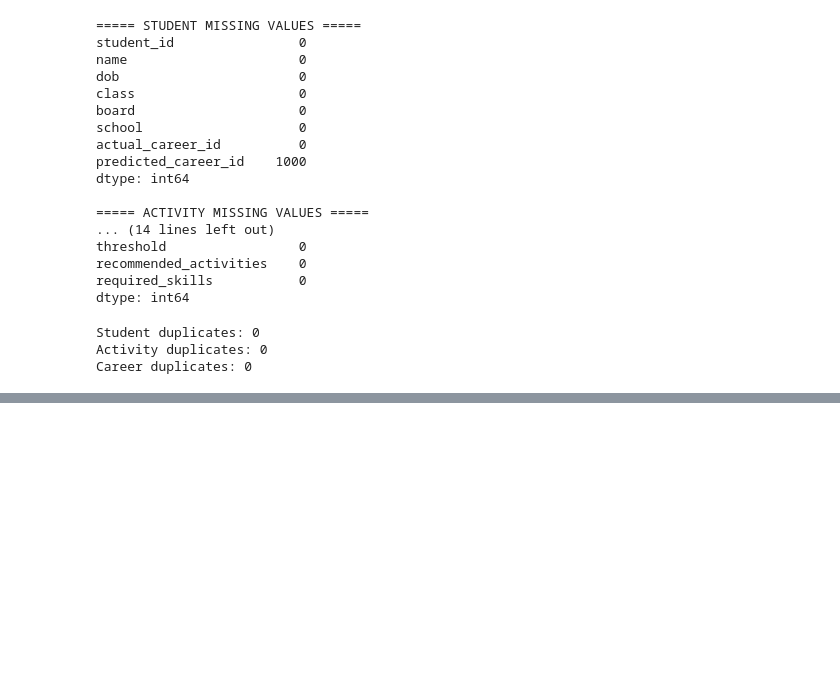
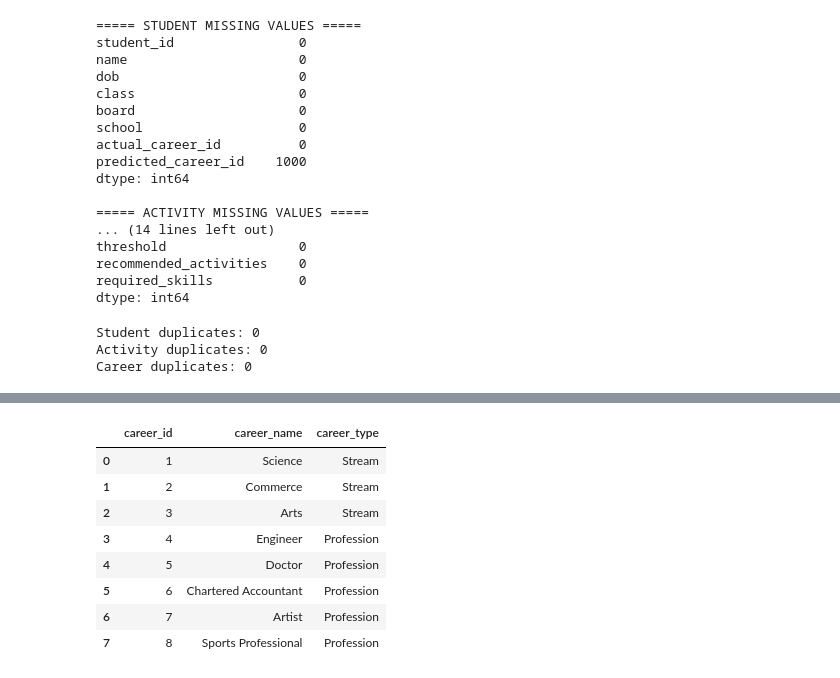
Before and after one commit to PrasastiBaitharu/ybi_foundation, a Jupyter notebook: YBI_45_DAY_INTERNSHIP.ipynb, the cells around one changed output, grey strips where cells are left out. Drawn from its saved outputs; the diff is of its cells as text; code cells hidden in the pictures; blank space fills up the shorter version.

Commit message:
Understanding the target (actual_career_id)

```diff
--- a/YBI_45_DAY_INTERNSHIP.ipynb
+++ b/YBI_45_DAY_INTERNSHIP.ipynb
@@ -244,0 +259,12 @@ Career duplicates: 0
+# %%
+career_df[["career_id", "career_name", "career_type"]]
+# %% [output]
+|  | career_id | career_name | career_type |
+| 0 | 1 | Science | Stream |
+| 1 | 2 | Commerce | Stream |
+| 2 | 3 | Arts | Stream |
+| 3 | 4 | Engineer | Profession |
+| 4 | 5 | Doctor | Profession |
+| 5 | 6 | Chartered Accountant | Profession |
+| 6 | 7 | Artist | Profession |
+| 7 | 8 | Sports Professional | Profession |
```
Also changed, not shown: parts of 2 cells of this notebook.
